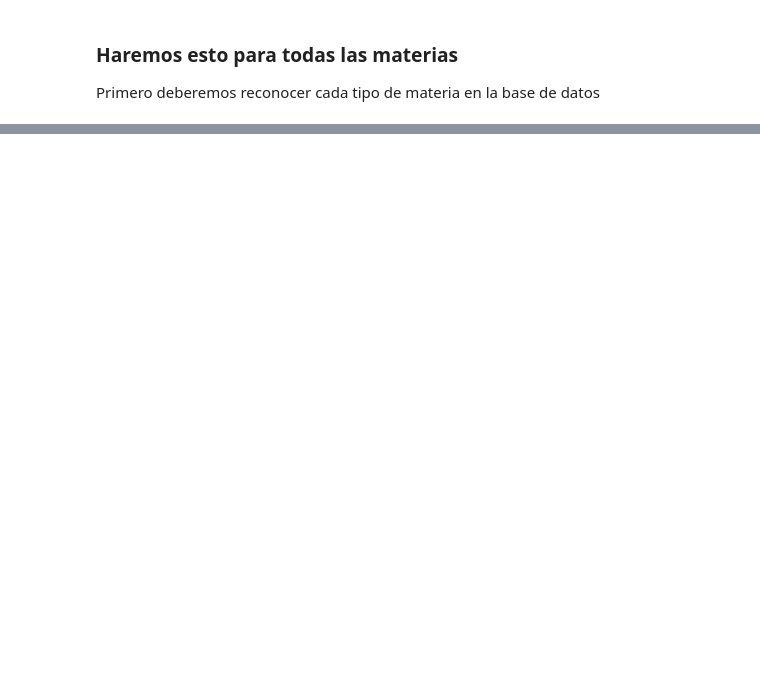
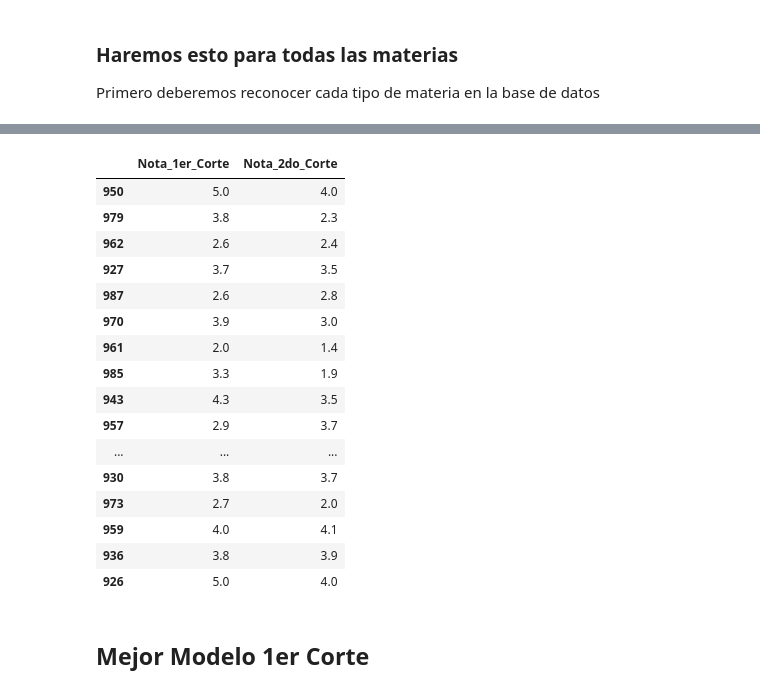
Before and after one commit to juanis2112/capstone2020, a Jupyter notebook: datos_prueba/Modelo_Estadistico.ipynb, the cells around one changed output, grey strips where cells are left out. Saved outputs shown, nothing was run; the diff lists cells and outputs as text; code cells hidden in the pictures; blank space fills up the shorter version.

```diff
--- a/datos_prueba/Modelo_Estadistico.ipynb
+++ b/datos_prueba/Modelo_Estadistico.ipynb
@@ -717,10 +678,10 @@ def seleccionar_guardar_modelo_general(materia,nombre_materia):
     # load the model from disk
     loaded_model = pickle.load(open(filename, 'rb'))
 # %%
-def seleccionar_guardar_modelo(materia,nombre_materia,modelo_general):
+def seleccionar_guardar_modelo_2(materia,nombre_materia,modelo_general):
     mejor_modelo1,F15 = mejor_modelo(materia,modelo_general)
     #Guardar el modelo en disco
-    filename = "modelos/mejor_modelo_"+nombre_materia+".sav"
+    filename = "modelos/mejor_modelo_"+nombre_materia+"1,2.sav"
     pickle.dump(mejor_modelo1, open(filename, 'wb'))
     # load the model from disk
     loaded_model = pickle.load(open(filename, 'rb'))
@@ -747,0 +695,5 @@ F_{1.5}$:0.8387096774193549
+# %%
+X_general = completo[["Nota_1er_Corte","Nota_2do_Corte"]]
+Y_general = completo[["Paso"]]
+seleccionar_guardar_modelo_general_2(completo,"Modelo_General")
+modelo_general,F15_general = mejor_modelo_general_2(completo)
@@ -795,7 +759,7 @@ lista_materias
 # %%
 for i in range(len(lista_materias)):
     nombre_materia = lista_materias[i]
-    materia = notas[notas["Nombre Asignatura"] == nombre_materia]
+    materia = completo[completo["Nombre_Asignatura"] == nombre_materia]
     print(nombre_materia)
-    seleccionar_guardar_modelo(materia,nombre_materia,modelo_general)
+    seleccionar_guardar_modelo_2(materia,nombre_materia,modelo_general)
 # %% [output]
@@ -823,0 +803,23 @@ ValueError: With n_samples=1, test_size=0.25 and train_size=None, the resulting
+# %%
+X = materia[["Nota_1er_Corte","Nota_2do_Corte"]]
+Y = materia[["Paso"]]
+X_train, X_test, Y_train, Y_test = train_test_split(X, Y, test_size=0.3)
+X_test
+# %% [output]
+|  | Nota_1er_Corte | Nota_2do_Corte |
+| 950 | 5.0 | 4.0 |
+| 979 | 3.8 | 2.3 |
+| 962 | 2.6 | 2.4 |
+| 927 | 3.7 | 3.5 |
+| 987 | 2.6 | 2.8 |
+| 970 | 3.9 | 3.0 |
+| 961 | 2.0 | 1.4 |
+| 985 | 3.3 | 1.9 |
+| 943 | 4.3 | 3.5 |
+| 957 | 2.9 | 3.7 |
+| ... | ... | ... |
+| 930 | 3.8 | 3.7 |
+| 973 | 2.7 | 2.0 |
+| 959 | 4.0 | 4.1 |
+| 936 | 3.8 | 3.9 |
+| 926 | 5.0 | 4.0 |
@@ -823,0 +840,2 @@ ValueError: With n_samples=1, test_size=0.25 and train_size=None, the resulting
+# %% [markdown]
+## Mejor Modelo 1er Corte
```
Also changed, not shown: parts of 56 cells of this notebook.
